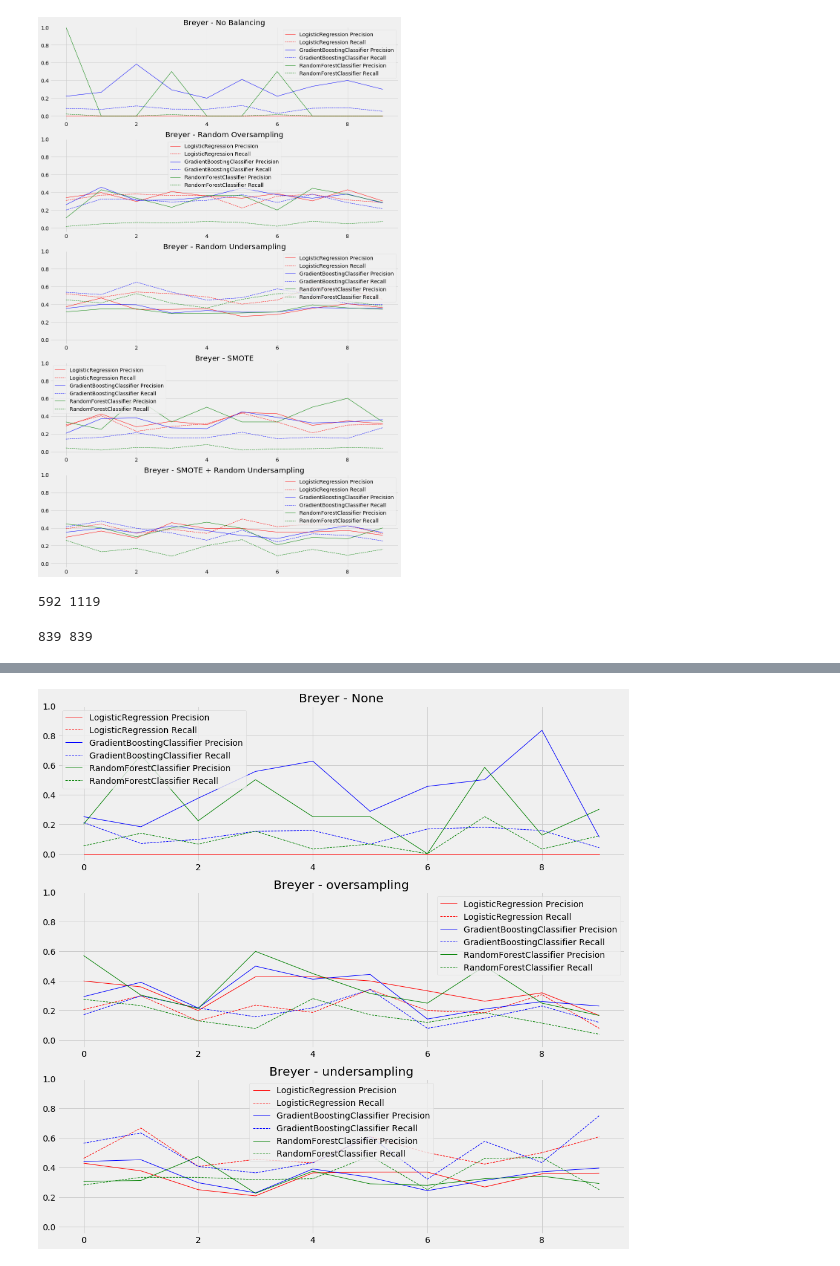
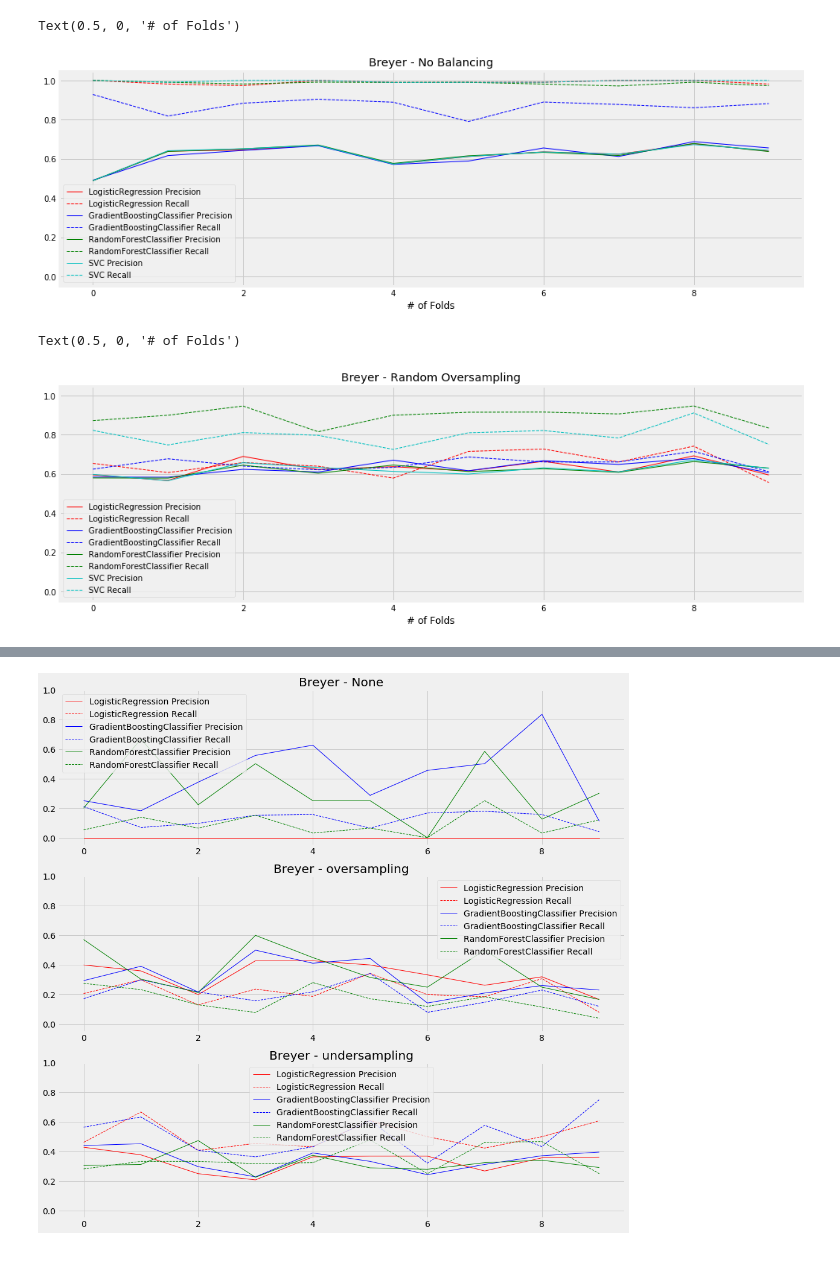
Before and after one commit to rcohngru/Predicting-Supreme-Court-Outcomes, a Jupyter notebook: Initial Modeling -- Looking at Balancing.ipynb, the cells around one changed output, grey strips where cells are left out. Cells and saved outputs as stored; diff of their text form; code cells hidden in the pictures.

Commit message:
reworked EDA, decided to try no balancing and SMOTE

```diff
--- a/Initial Modeling -- Looking at Balancing.ipynb
+++ b/Initial Modeling -- Looking at Balancing.ipynb
@@ -88,8 +59,8 @@ def plot_cross_val(models, data, ax, sampling_method):
 
     kf = KFold(n_splits=10, shuffle=True)
 
-    precisions = [[], [], []]
-    recalls = [[], [], []]
+    precisions = [[], [], [], []]
+    recalls = [[], [], [], []]
 
     for train, test in kf.split(X):
         X_test, y_test = X[test], y[test]
@@ -99,12 +70,8 @@ def plot_cross_val(models, data, ax, sampling_method):
         train_vectors = tfidf.fit_transform(X_train)
         test_vectors = tfidf.transform(X_test)
 
-        #X_train = X_train.reshape(len(X_train), 1)
         train_vectors, y_train = balance_train_data(train_vectors, y_train, method=sampling_method)
 
-        #tfidf = TfidfVectorizer()
-        #train_vectors = tfidf.fit_transform(X_train.flatten())
-        #test_vectors = tfidf.transform(X_test)
         for i, model in enumerate(models):
             model.fit(train_vectors, y_train)
             y_pred = model.predict(test_vectors)
@@ -115,7 +82,8 @@ def plot_cross_val(models, data, ax, sampling_method):
     x = range(0, 10)
     colormap = {0 : 'r',
                 1 : 'b',
-                2 : 'g'}
+                2 : 'g',
+                3 : 'c'}
 
     for i in range(len(models)):
         ax.plot(x, precisions[i], c=colormap[i],
@@ -125,19 +93,15 @@ def plot_cross_val(models, data, ax, sampling_method):
                 linewidth=1, linestyle='--',
                 label='%s Recall' % models[i].__class__.__name__)
 # %%
-fig, ax = plt.subplots(5, 1, figsize=(15, 25))
-
-methods = [None, 'oversampling', 'undersampling', 'smote', 'both']
-titles = ['No Balancing', 'Random Oversampling', 'Random Undersampling', 'SMOTE', 'SMOTE + Random Undersampling']
+#methods = [None, 'oversampling', 'undersampling', 'smote', 'both']
+#titles = ['No Balancing', 'Random Oversampling', 'Random Undersampling', 'SMOTE', 'SMOTE + Random Undersampling']
 
 
-for i, method in enumerate(methods):
-    data = pd.read_csv('data/clean/Breyer.csv')
-    data['cleanText'] = data['cleanText'].fillna(' ')
-    models = [LogisticRegression(), GradientBoostingClassifier(), RandomForestClassifier()]
-    plot_cross_val(models, data, ax[i], method)
-    ax[i].set_title('Breyer - %s' % (titles[i]))
-    ax[i].legend()
-    ax[i].set_ylim(-0.05, 1)
+#for i, method in enumerate(methods):
+#    data = pd.read_csv('data/clean/Breyer.csv')
+#    data['cleanText'] = data['cleanText'].fillna(' ')
+#    models = [LogisticRegression(), GradientBoostingClassifier(), RandomForestClassifier()]
+#    plot_cross_val(models, data, ax[i], method)
+#    ax[i].set_title('Breyer - %s' % (titles[i]))
+#    ax[i].legend()
+#    ax[i].set_ylim(-0.05, 1)
-# %% [output]
-[figure, removed]
@@ -147,12 +107,0 @@ y = data['vote'].to_numpy()
-# %%
-print(len(y[y == 1]), len(y[y == 0]))
-# %% [output]
-592 1119
-# %%
-tfidf = TfidfVectorizer()
-train_vec = tfidf.fit_transform(X)
-
-X_train, y_train = balance_train_data(train_vec, y, 'both')
-print(len(y_train[y_train == 1]), len(y_train[y_train == 0]))
-# %% [output]
-839 839
@@ -158,0 +111,22 @@ print(len(y_train[y_train == 1]), len(y_train[y_train == 0]))
+# %%
+fig, ax = plt.subplots(figsize=(15, 5))
+models = [LogisticRegression(), GradientBoostingClassifier(), RandomForestClassifier(), SVC()]
+plot_cross_val(models, data, ax, None)
+ax.set_title('Breyer - No Balancing')
+ax.legend()
+ax.set_ylim(-0.05, 1.05)
+ax.set_xlabel('# of Folds')
+# %% [output]
+Text(0.5, 0, '# of Folds')
+[figure, added]
+# %%
+fig, ax = plt.subplots(figsize=(15, 5))
+models = [LogisticRegression(), GradientBoostingClassifier(), RandomForestClassifier(), SVC()]
+plot_cross_val(models, data, ax, 'oversampling')
+ax.set_title('Breyer - Random Oversampling')
+ax.legend()
+ax.set_ylim(-0.05, 1.05)
+ax.set_xlabel('# of Folds')
+# %% [output]
+Text(0.5, 0, '# of Folds')
+[figure, added]
```
Also changed, not shown: parts of 9 cells of this notebook, 8 other files.
